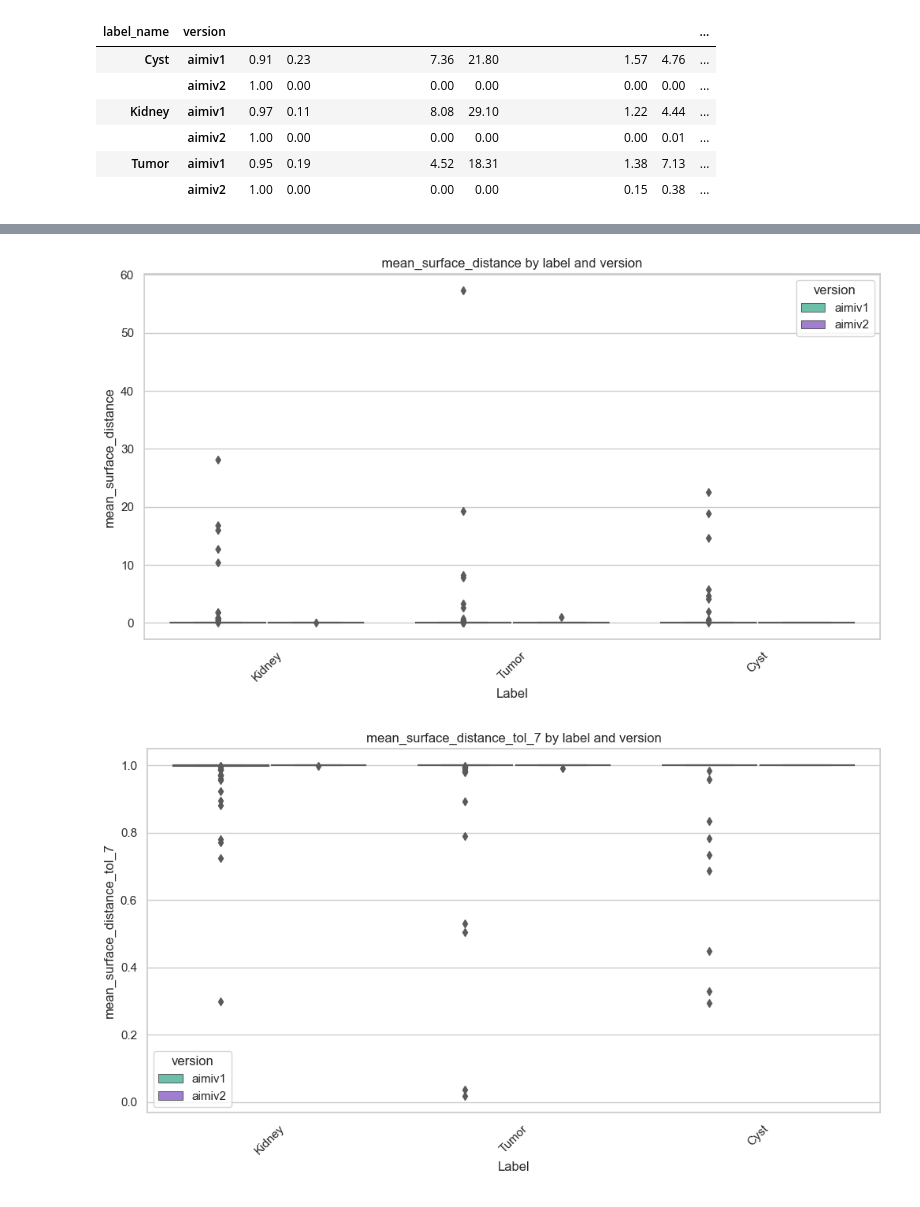
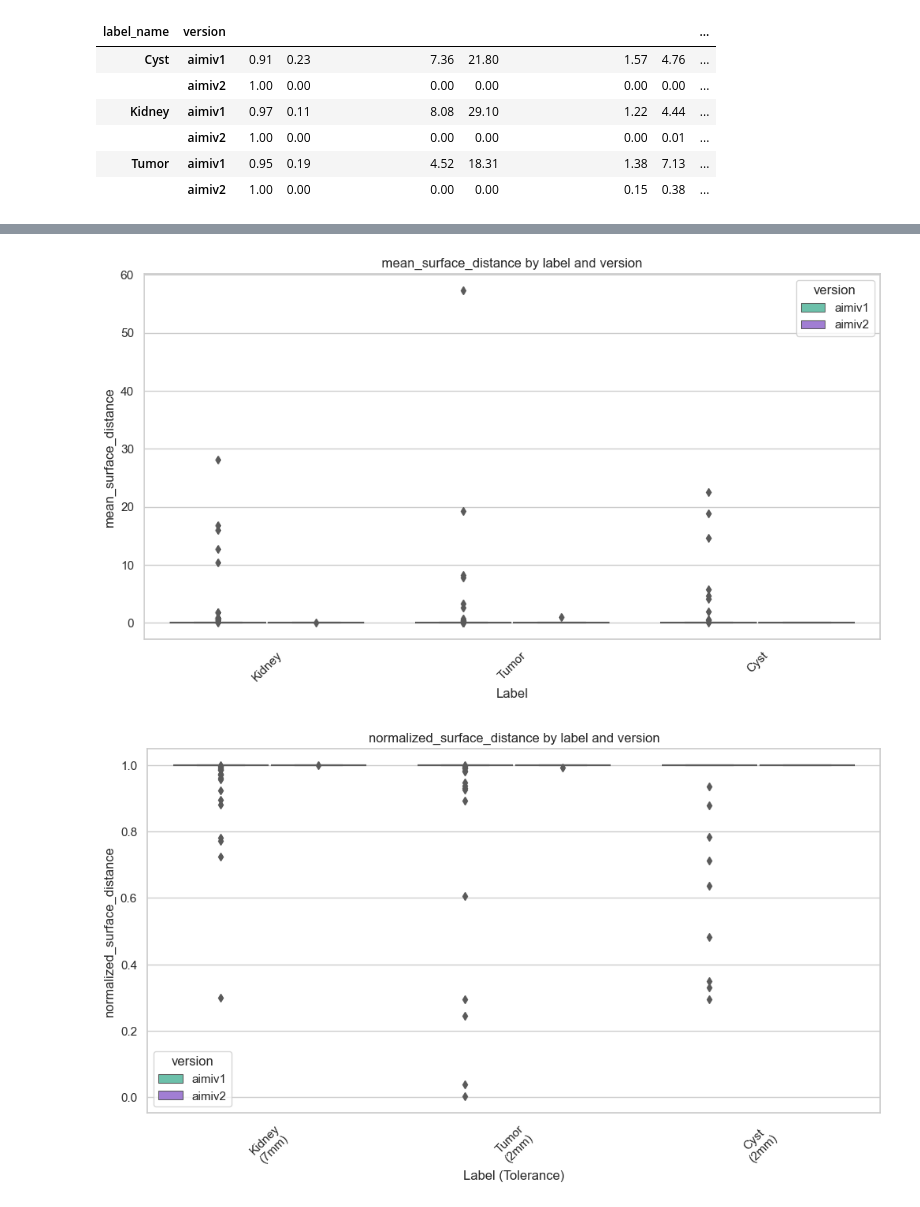
Before and after one commit to bamf-health/aimi-kidney-ct, a Jupyter notebook: model_performance_aimi2.ipynb, the cells around one changed output, grey strips where cells are left out. Saved outputs shown, nothing was run; the diff lists cells and outputs as text; code cells hidden in the pictures.

Commit message:
add NSD tolerances

```diff
--- a/model_performance_aimi2.ipynb
+++ b/model_performance_aimi2.ipynb
@@ -132,0 +148,4 @@ def calc_metrics_for_label(
+# %%
+# labels and tolerances
+label_names = {1: "Kidney", 2: "Tumor", 3: "Cyst"}
+nsd_tolerances = {1: 7, 2: 2, 3: 2}  # per label tolerances in mm
@@ -133,12 +162,4 @@ def calc_metrics_for_label(
 # %%
-# Load the CSV file
-df = pd.read_csv(Path("qa-results/qa-results.csv"))
-qa_df = df[df.Validation]
-
-# Paths for aimiv1, aimiv2, and qa
-ai_path = Path("qa-results/ai-segmentations-dcm")
-qa_path = Path("qa-results/qa-segmentations-dcm")
-
 # Initialize lists for metrics
 metrics = []
 
@@ -163,6 +184,7 @@ for _, row in tqdm(qa_df.iterrows(), total=len(qa_df)):
                 row.SeriesInstanceUID,
                 version=version,
                 label_value=label_value,
+                nsd_tol=nsd_tolerances[label_value],
             )
         )
 
@@ -170,17 +192,9 @@ metrics_df = pd.DataFrame(metrics)
 
 # Replace infinite values with NaN and drop NaN values
 metrics_df = metrics_df.replace([np.inf, -np.inf], np.nan).dropna()
+
+# update metrics_df with label names column
+metrics_df["label_name"] = metrics_df["label"].map(label_names)
-# %%
-# add label names
-ds = pydicom.dcmread(ai_path / df.AISegmentation.iloc[0])
-result = pydicom_seg.SegmentReader().read(ds)
-label_names = {
-    k: v["SegmentDescription"].value for k, v in result.segment_infos.items()
-}
-assert len(label_names) == 3, "Expected 3 labels"
-
-# update metrics_df with label names column
-metrics_df["label_name"] = metrics_df["label"].map(label_names)
 # %%
 aggregated_df = (
     metrics_df.groupby(["label_name", "version"])
@@ -209,27 +224,37 @@ aggregated_df
 # %%
 # create seaborn categorical boxplot for each metric, by label and version
 for metric in [
     "dice",
     "hausdorff_distance_95",
     "mean_surface_distance",
-    "mean_surface_distance_tol_7",
+    "normalized_surface_distance",
 ]:
     fig, ax = plt.subplots(figsize=(12, 6))
     sns.boxplot(
         x="label_name",
         y=metric,
         hue="version",
         data=metrics_df,
         palette=revewer_cmap,
         ax=ax,
     )
+    if metric == "normalized_surface_distance":
+        # set x axis labels to be 'label name (tolerance)'
+        labels = [
+            f"{label_name}\n({nsd_tolerances[label_value]}mm)"
+            for label_value, label_name in label_names.items()
+        ]
+        ax.set_xticklabels(labels)
+        ax.set_xlabel("Label (Tolerance)")
+    else:
+        ax.set_xlabel("Label")
+
     ax.set_title(f"{metric} by label and version")
     ax.set_ylabel(metric)
-    ax.set_xlabel("Label")
     plt.xticks(rotation=45)
     plt.show()
 # %% [output]
 [figure]
 [figure]
 [figure]
-[figure, old version]
+[figure, new version]
```
Also changed, not shown: parts of 4 cells of this notebook.
